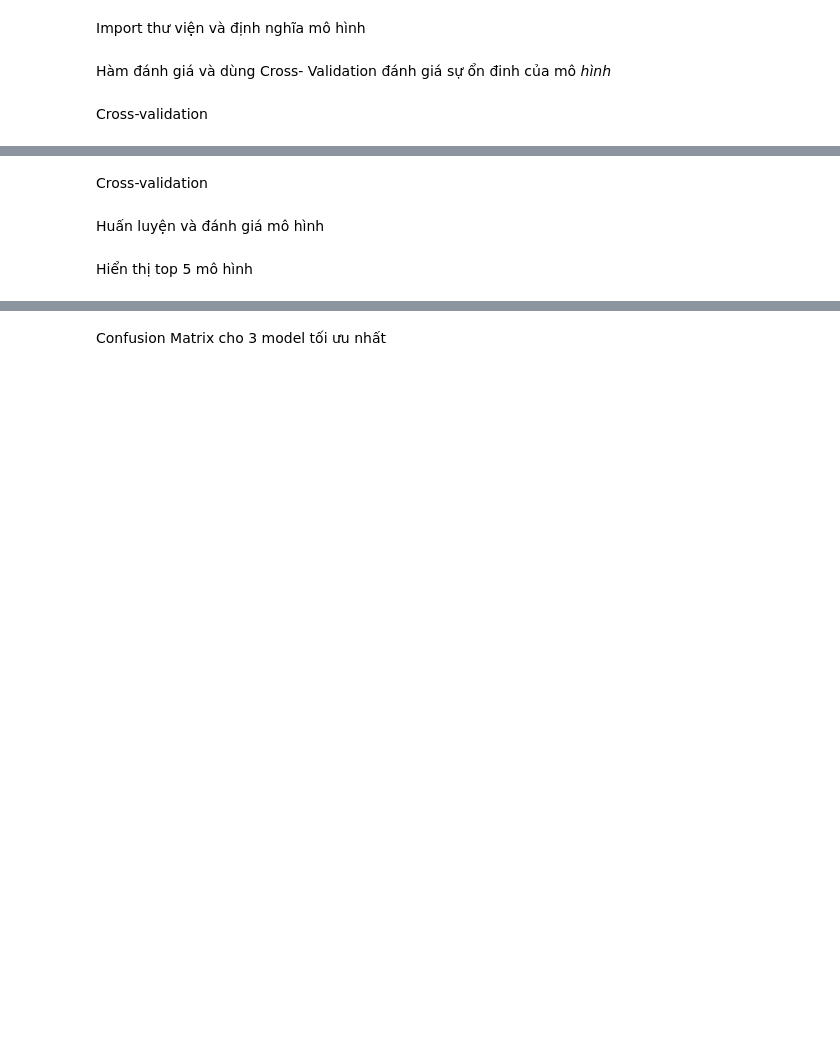
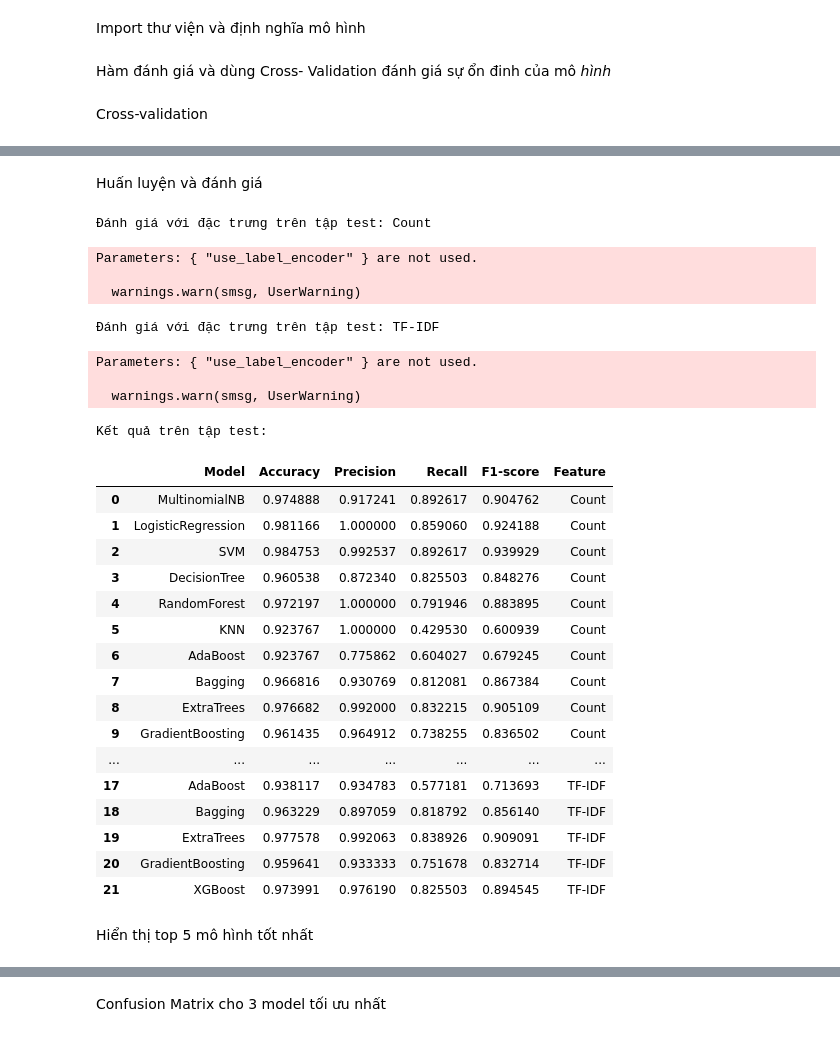
Before and after one commit to Cham0703/DU_AN_SPAM, a Jupyter notebook: main_email_detechtion.ipynb, the cells around one changed output, grey strips where cells are left out. Cells and saved outputs as stored; diff of their text form; code cells hidden in the pictures; blank space fills up the shorter version.

```diff
--- a/main_email_detechtion.ipynb
+++ b/main_email_detechtion.ipynb
@@ -275,47 +328,50 @@ display(df_cv_results)
-# %% [markdown]
-Cross-validation
-# %%
-# Đánh giá bằng Cross-validation
-cv_results = []
-for feat_name, (X, y) in {
-    'Count': (X_count, y_count),
-    'TF-IDF': (X_tfidf, y_tfidf)
-}.items():
-    print(f"\nĐánh giá cross-validation với đặc trưng: {feat_name}")
-    for name, model in models.items():
-        mean_score, std_score = evaluate_model_cv(model, X, y)
-        print(f"Model: {name}, Mean F1-score: {mean_score:.4f}, Std: {std_score:.4f}")
-        cv_results.append({
-            'Feature': feat_name,
-            'Model': name,
-            'Mean F1-score': mean_score,
-            'Std F1-score': std_score
-        })
-
-# Chuyển kết quả cross-validation thành DataFrame
-df_cv_results = pd.DataFrame(cv_results)
-print("\nKết quả Cross-validation:")
-df_cv_results
 # %% [markdown]
-Huấn luyện và đánh giá mô hình
+Huấn luyện và đánh giá
 # %%
 # Huấn luyện và đánh giá trên tập train/test
 results = []
 for feat_name, (X_train, X_test, y_train, y_test) in {
     'Count': (X_count_train, X_count_test, y_count_train, y_count_test),
     'TF-IDF': (X_tfidf_train, X_tfidf_test, y_tfidf_train, y_tfidf_test)
 }.items():
     print(f"\nĐánh giá với đặc trưng trên tập test: {feat_name}")
     for name, model in models.items():
         model.fit(X_train, y_train)
         res = evaluate_model(name, model, X_test, y_test)
         res['Feature'] = feat_name
         results.append(res)
 
 # Chuyển kết quả trên tập test thành DataFrame
 df_results = pd.DataFrame(results)
 print("\nKết quả trên tập test:")
-df_results
+display(df_results)
+# %% [output]
+Đánh giá với đặc trưng trên tập test: Count
+Parameters: { "use_label_encoder" } are not used.
+
+  warnings.warn(smsg, UserWarning)
+Đánh giá với đặc trưng trên tập test: TF-IDF
+Parameters: { "use_label_encoder" } are not used.
+
+  warnings.warn(smsg, UserWarning)
+Kết quả trên tập test:
+|  | Model | Accuracy | Precision | Recall | F1-score | Feature |
+| 0 | MultinomialNB | 0.974888 | 0.917241 | 0.892617 | 0.904762 | Count |
+| 1 | LogisticRegression | 0.981166 | 1.000000 | 0.859060 | 0.924188 | Count |
+| 2 | SVM | 0.984753 | 0.992537 | 0.892617 | 0.939929 | Count |
+| 3 | DecisionTree | 0.960538 | 0.872340 | 0.825503 | 0.848276 | Count |
+| 4 | RandomForest | 0.972197 | 1.000000 | 0.791946 | 0.883895 | Count |
+| 5 | KNN | 0.923767 | 1.000000 | 0.429530 | 0.600939 | Count |
+| 6 | AdaBoost | 0.923767 | 0.775862 | 0.604027 | 0.679245 | Count |
+| 7 | Bagging | 0.966816 | 0.930769 | 0.812081 | 0.867384 | Count |
+| 8 | ExtraTrees | 0.976682 | 0.992000 | 0.832215 | 0.905109 | Count |
+| 9 | GradientBoosting | 0.961435 | 0.964912 | 0.738255 | 0.836502 | Count |
+| ... | ... | ... | ... | ... | ... | ... |
+| 17 | AdaBoost | 0.938117 | 0.934783 | 0.577181 | 0.713693 | TF-IDF |
+| 18 | Bagging | 0.963229 | 0.897059 | 0.818792 | 0.856140 | TF-IDF |
+| 19 | ExtraTrees | 0.977578 | 0.992063 | 0.838926 | 0.909091 | TF-IDF |
+| 20 | GradientBoosting | 0.959641 | 0.933333 | 0.751678 | 0.832714 | TF-IDF |
+| 21 | XGBoost | 0.973991 | 0.976190 | 0.825503 | 0.894545 | TF-IDF |
 # %% [markdown]
-Hiển thị top 5 mô hình
+Hiển thị top 5 mô hình tốt nhất
 # %%
```
Also changed, not shown: parts of 5 cells of this notebook.
